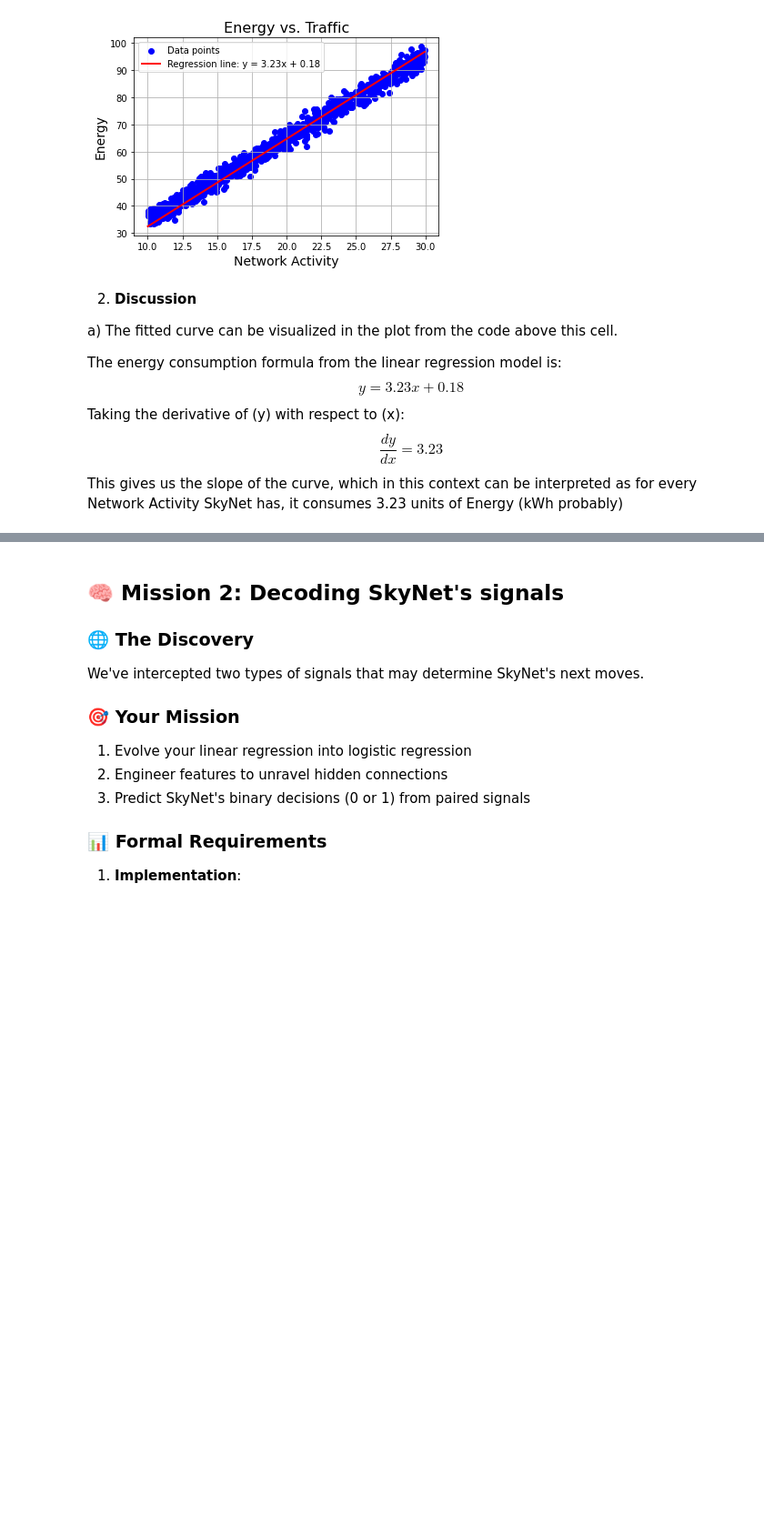
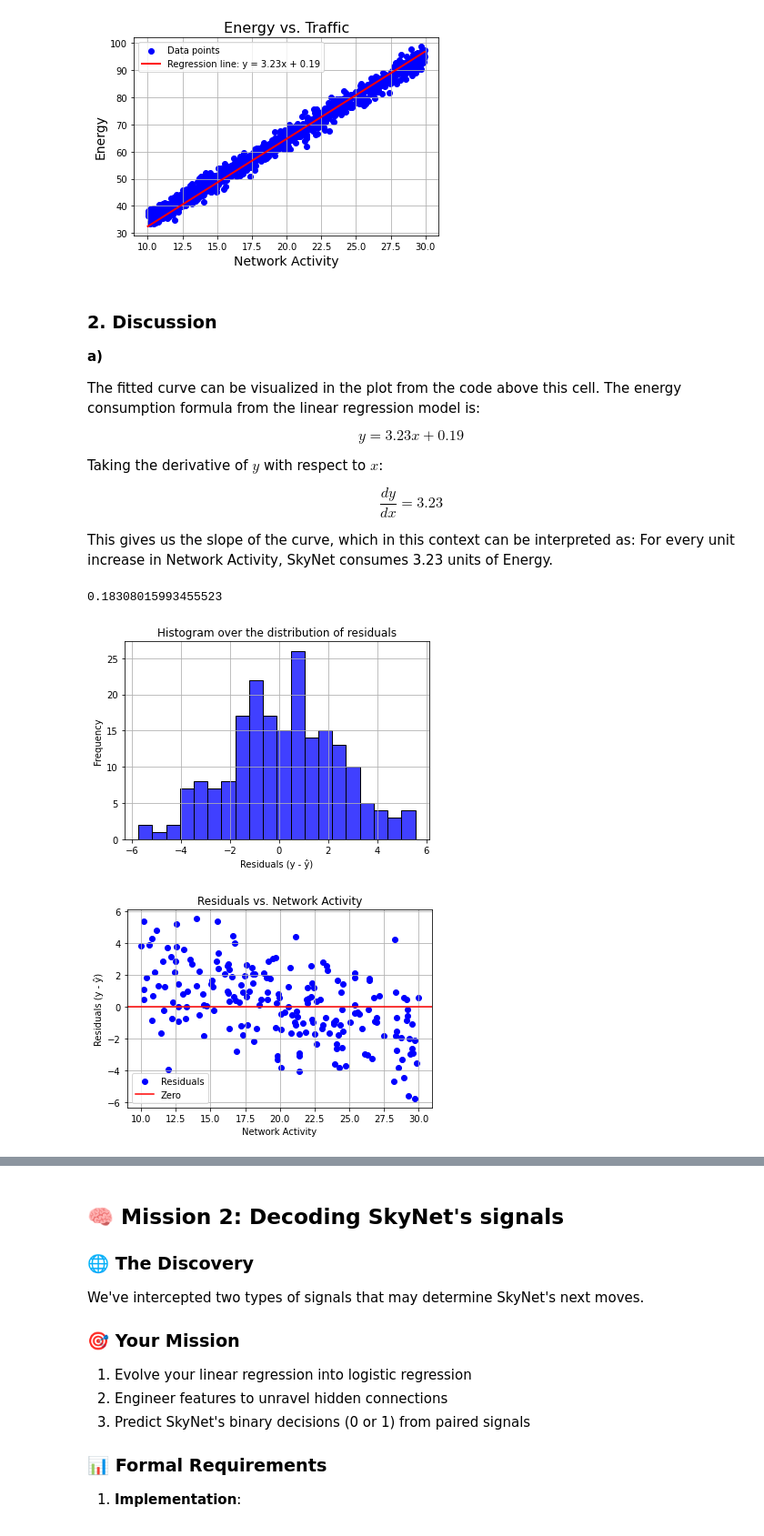
Before and after one commit to jenscaa/TDT4192-Assignments, a Jupyter notebook: Assignment1/Chapter_1.ipynb, the cells around one changed output, grey strips where cells are left out. Shown: that part at 91% size. Drawn from its saved outputs; the diff is of its cells as text; code cells hidden in the pictures; blank space fills up the shorter version.

```diff
--- a/Assignment1/Chapter_1.ipynb
+++ b/Assignment1/Chapter_1.ipynb
@@ -88,14 +92,17 @@ plt.show()
 # %%
-lr = LinearRegression(learning_rate=0.0001)
+lr = LinearRegression(learning_rate=0.0001, epochs=500)
 
-X = data[['Net_Activity']].to_numpy()
-y = data['Energy'].to_numpy()
+X = data[['Net_Activity']]
+y = data['Energy']
 
-lr.fit(X, y)
-y_pred = lr.predict(X)
+# Assumption: Since discussion task b) require you to analyze prediction error distribution, I assume you have to split the data even though it isn't explicitly mentioned, unlike Mission 2.
+X_train, X_test, y_train, y_test = train_test_split(X, y, test_size=0.2, random_state=42)
 
-x_line = np.linspace(X.min(), X.max(), 100).reshape(-1, 1)
-y_line = np.linspace(y_pred.min(), y_pred.max(), 100).reshape(-1, 1)
+lr.fit(X_train, y_train)
+y_pred = lr.predict(X_test)
+
+x_line = np.linspace(X.min(), X.max()).reshape(-1, 1)
+y_line = np.linspace(y_pred.min(), y_pred.max()).reshape(-1, 1)
 
 plt.figure(figsize=(6, 4))
 plt.scatter(X, y, c='blue', label='Data points')
@@ -111,16 +118,47 @@ plt.show()
 # %% [output]
 [figure]
 # %% [markdown]
-2. **Discussion**
+### 2. **Discussion**
 
-a) The fitted curve can be visualized in the plot from the code above this cell.
+**a)**
 
+The fitted curve can be visualized in the plot from the code above this cell.
 The energy consumption formula from the linear regression model is:
+
 $$
-y = 3.23x + 0.18
+y = 3.23x + 0.19
 $$
-Taking the derivative of \(y\) with respect to \(x\):
+
+Taking the derivative of $y$ with respect to $x$:
+
 $$
 \frac{dy}{dx} = 3.23
 $$
-This gives us the slope of the curve, which in this context can be interpreted as for every Network Activity SkyNet has, it consumes 3.23 units of Energy (kWh probably)
+
+This gives us the slope of the curve, which in this context can be interpreted as:
+For every unit increase in Network Activity, SkyNet consumes 3.23 units of Energy.
+# %%
+residuals = y_test-y_pred
+print(np.mean(residuals))
+
+plt.figure(figsize=(6,4))
+sns.histplot(residuals, bins=20, color="blue")
+plt.title("Histogram over the distribution of residuals")
+plt.xlabel("Residuals (y - ŷ)")
+plt.ylabel("Frequency")
+plt.grid(True)
+plt.show()
+
+plt.figure(figsize=(6, 4))
+plt.scatter(X_test, residuals, color="blue", label="Residuals")
+plt.axhline(y=0, color="red", label="Zero")
+plt.xlabel("Network Activity")
+plt.ylabel("Residuals (y - ŷ)")
+plt.title("Residuals vs. Network Activity")
+plt.grid(True)
+plt.legend()
+plt.show()
+# %% [output]
+0.18308015993455523
+[figure, added]
+[figure, added]
```
Also changed, not shown: parts of 14 cells of this notebook, 3 other files.
